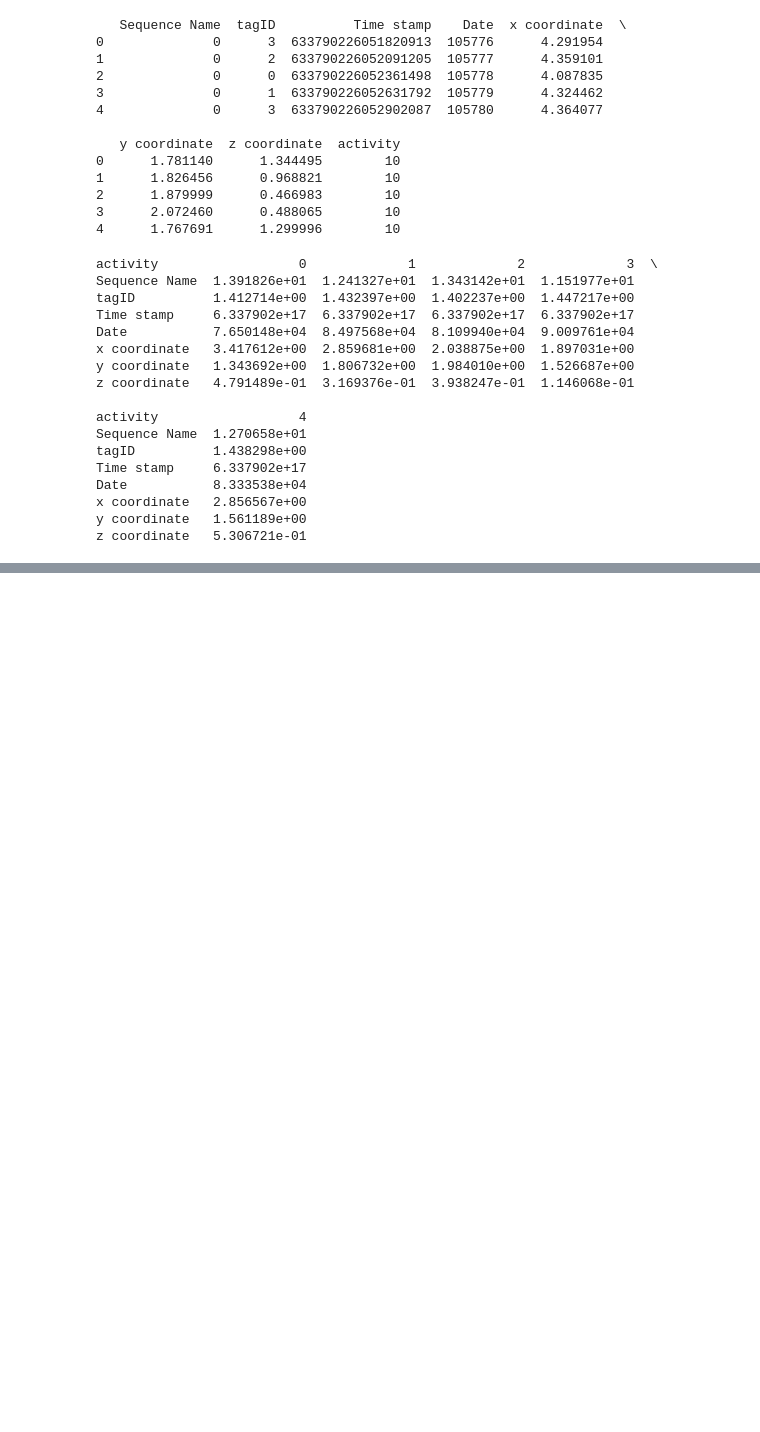
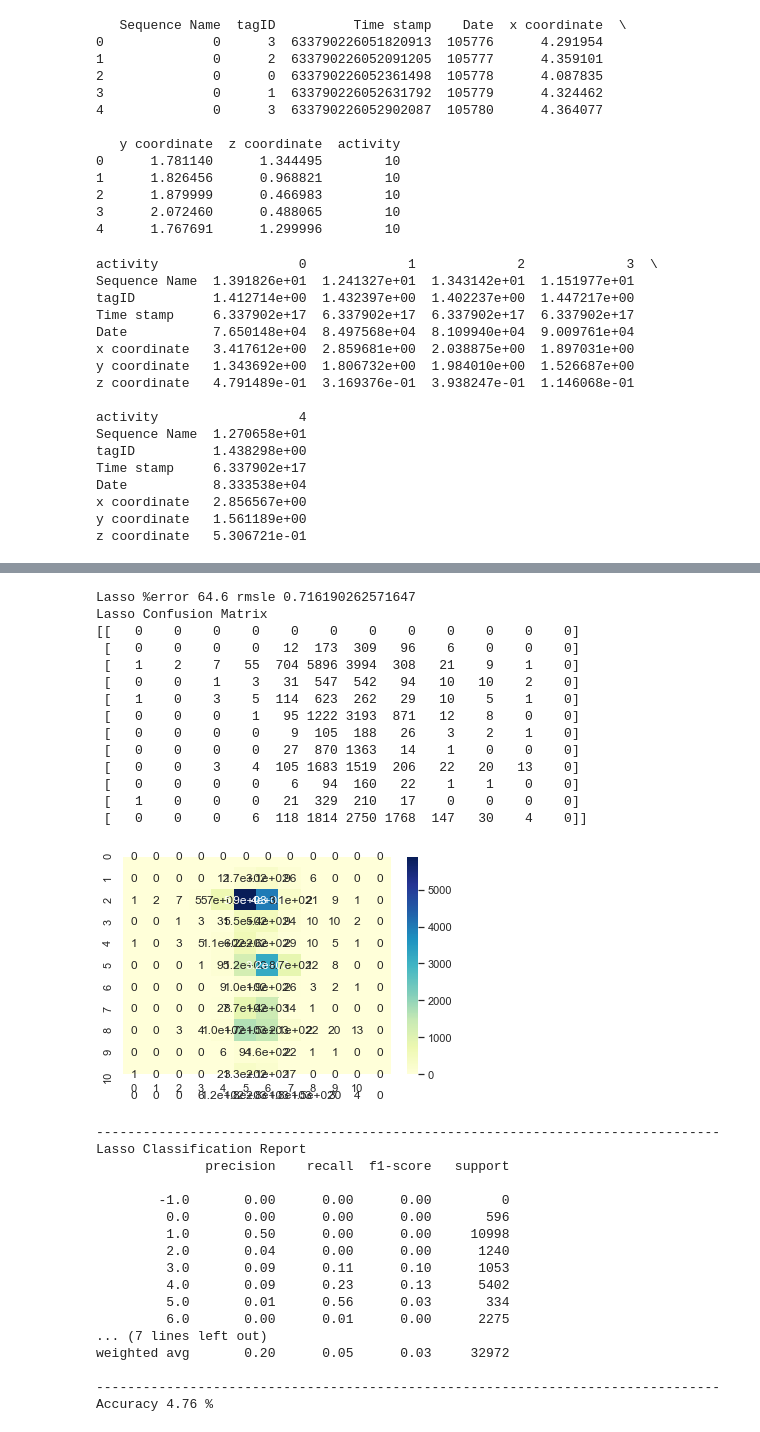
Before and after one commit to aayush17125/Posture-Reconstruction, a Jupyter notebook: Project.ipynb, the cells around one changed output, grey strips where cells are left out. Cells and saved outputs as stored; diff of their text form; code cells hidden in the pictures; blank space fills up the shorter version.

```diff
--- a/Project.ipynb
+++ b/Project.ipynb
@@ -503,0 +505,61 @@ ax = sns.heatmap(X_train)
+# %%
+# Lasso
+correct = 0
+clf = Lasso(alpha=0.05)
+regr=clf.fit(X_train,y_train)
+
+print("Lasso",'%error',procenterror(regr.predict(X_test),y_test),'rmsle',rmsle(regr.predict(X_test),y_test))
+
+# Confusion Matrix
+print("Lasso",'Confusion Matrix')
+conf=confusion_matrix(y_test, np.round(regr.predict(X_test) ) )
+print(conf)
+label=np.sort( y_test.unique() )
+sns.heatmap(conf, annot=True, xticklabels=label, yticklabels=label, cmap="YlGnBu")
+plt.show()
+
+print('--'*40)
+
+# Classification Report
+print("Lasso",'Classification Report')
+classif=classification_report(y_test,np.round( regr.predict(X_test) ) )
+print(classif)
+
+
+# Accuracy
+print('--'*40)
+logreg_accuracy = round(accuracy_score(y_test, np.round( regr.predict(X_test) ) ) * 100,2)
+print('Accuracy', logreg_accuracy,'%')
+# %% [output]
+Lasso %error 64.6 rmsle 0.716190262571647
+Lasso Confusion Matrix
+[[   0    0    0    0    0    0    0    0    0    0    0    0]
+ [   0    0    0    0   12  173  309   96    6    0    0    0]
+ [   1    2    7   55  704 5896 3994  308   21    9    1    0]
+ [   0    0    1    3   31  547  542   94   10   10    2    0]
+ [   1    0    3    5  114  623  262   29   10    5    1    0]
+ [   0    0    0    1   95 1222 3193  871   12    8    0    0]
+ [   0    0    0    0    9  105  188   26    3    2    1    0]
+ [   0    0    0    0   27  870 1363   14    1    0    0    0]
+ [   0    0    3    4  105 1683 1519  206   22   20   13    0]
+ [   0    0    0    0    6   94  160   22    1    1    0    0]
+ [   1    0    0    0   21  329  210   17    0    0    0    0]
+ [   0    0    0    6  118 1814 2750 1768  147   30    4    0]]
+[figure, added]
+--------------------------------------------------------------------------------
+Lasso Classification Report
+              precision    recall  f1-score   support
+
+        -1.0       0.00      0.00      0.00         0
+         0.0       0.00      0.00      0.00       596
+         1.0       0.50      0.00      0.00     10998
+         2.0       0.04      0.00      0.00      1240
+         3.0       0.09      0.11      0.10      1053
+         4.0       0.09      0.23      0.13      5402
+         5.0       0.01      0.56      0.03       334
+         6.0       0.00      0.01      0.00      2275
+... (7 lines left out)
+weighted avg       0.20      0.05      0.03     32972
+
+--------------------------------------------------------------------------------
+Accuracy 4.76 %
```
Also changed, not shown: parts of 11 cells of this notebook, 1 other file.
